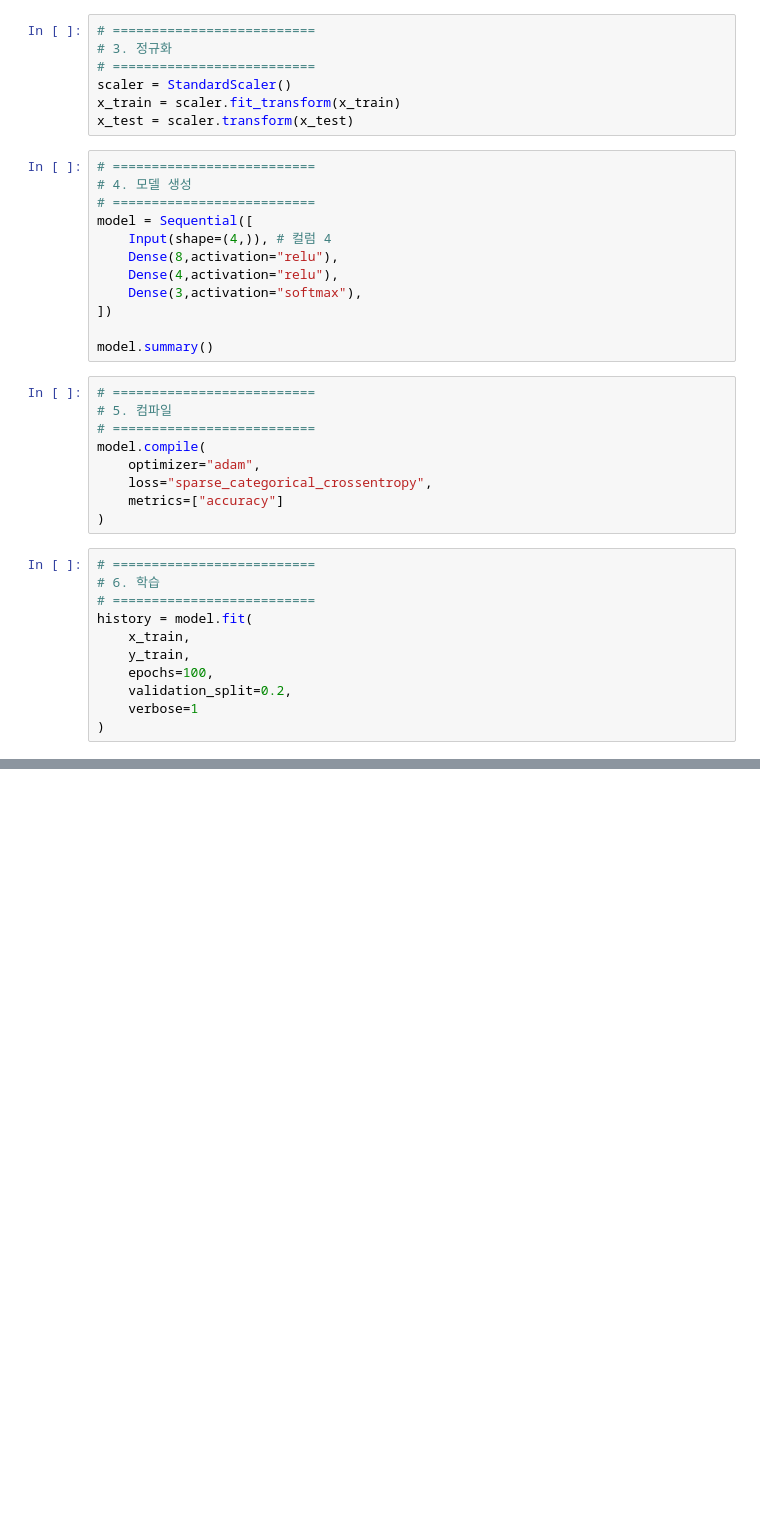
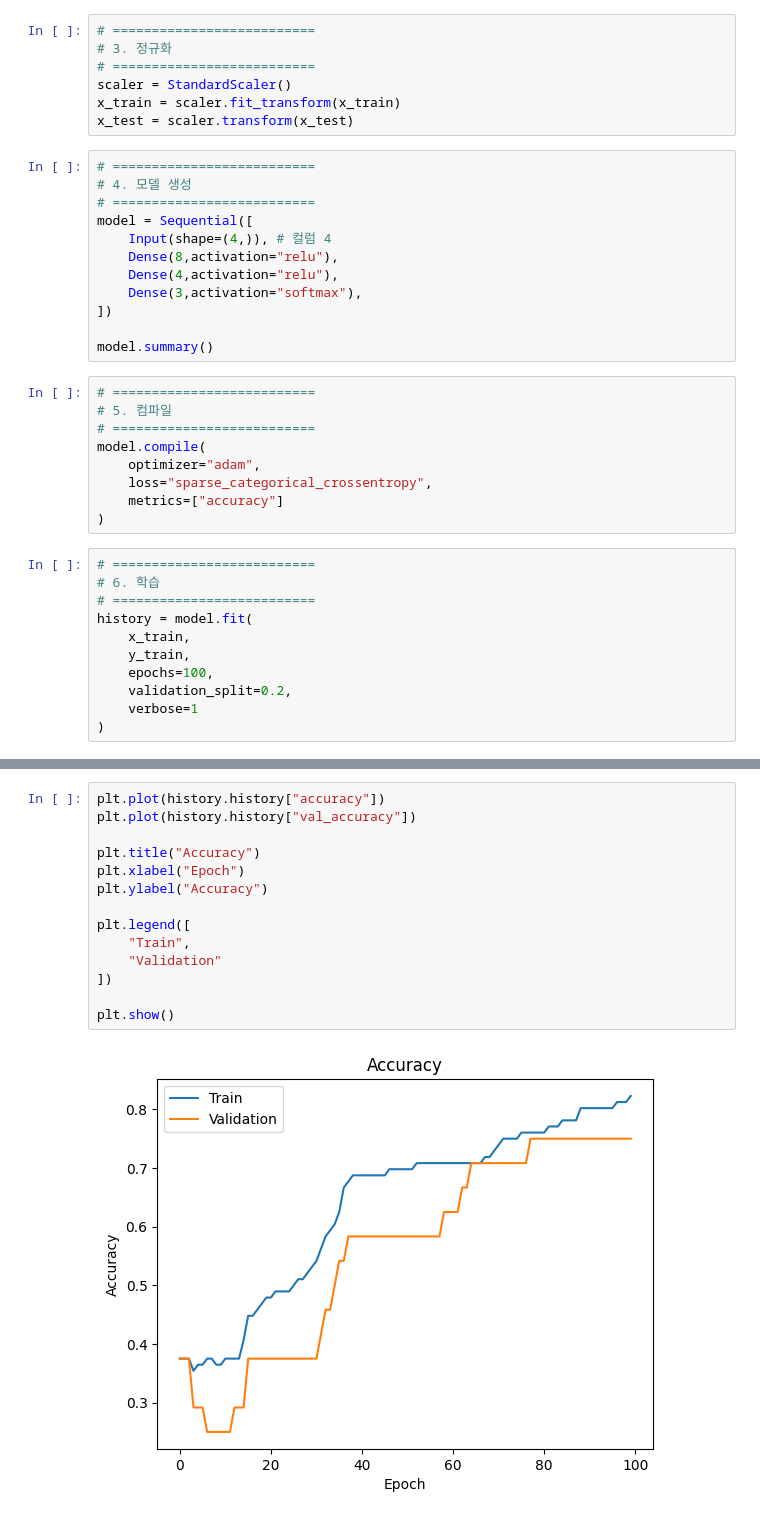
Before and after one commit to n3316202/Gwangsu-AI-Academy-teacher, a Jupyter notebook: 08.딥러닝/04.실전_데이타_예제/02-붓꽃_다중분류_예제.ipynb, the cells around one changed output, grey strips where cells are left out. Saved outputs shown, nothing was run; the diff lists cells and outputs as text; blank space fills up the shorter version.

```diff
--- a/08.딥러닝/04.실전_데이타_예제/02-붓꽃_다중분류_예제.ipynb
+++ b/08.딥러닝/04.실전_데이타_예제/02-붓꽃_다중분류_예제.ipynb
@@ -89,0 +97,16 @@ history = model.fit(
+# %%
+plt.plot(history.history["accuracy"])
+plt.plot(history.history["val_accuracy"])
+
+plt.title("Accuracy")
+plt.xlabel("Epoch")
+plt.ylabel("Accuracy")
+
+plt.legend([
+    "Train",
+    "Validation"
+])
+
+plt.show()
+# %% [output]
+[figure, added]
```
Also changed, not shown: parts of 2 cells of this notebook.
